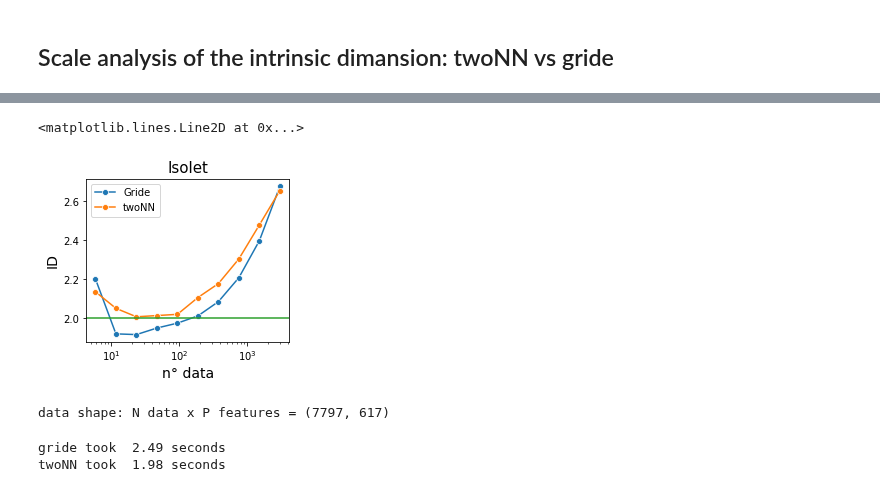
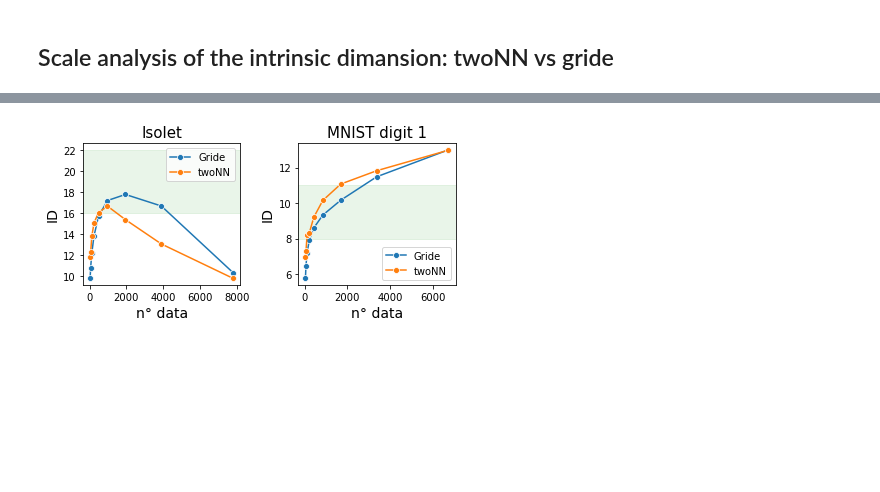
Before and after one commit to sissa-data-science/DADApy, a Jupyter notebook: examples/notebook_on_intrinsic_dimension.ipynb, the cells around one changed output, grey strips where cells are left out. Drawn from its saved outputs; the diff is of its cells as text; code cells hidden in the pictures; blank space fills up the shorter version.

Commit message:
added data retrieval from figshare

```diff
--- a/examples/notebook_on_intrinsic_dimension.ipynb
+++ b/examples/notebook_on_intrinsic_dimension.ipynb
@@ -59,24 +90,35 @@ delay_twoNN = time.time()-start
 # %%
-fig = plt.figure(figsize = (8, 3))
+import matplotlib.pyplot as plt
+import seaborn as sns
+from matplotlib.gridspec import GridSpec
+
+fig = plt.figure(figsize = (6, 3))
 gs = GridSpec(1,2)
+
 ax = fig.add_subplot(gs[0])
-
-x = X.shape[0]/np.array([2**i for i in range(len(ids_scaling_gride))])
-sns.lineplot(ax = ax, x=x, y = ids_scaling_gride, label = 'Gride', marker = 'o')
-sns.lineplot(ax = ax, x=x, y = ids_scaling_twoNN, label = 'twoNN', marker = 'o')
+xrange = min(len(ids_isolet_gride), len(ids_isolet_twoNN))
+x = isolet_data.shape[0]/np.array([2**i for i in range(xrange)])
+sns.lineplot(ax = ax, x=x, y = ids_isolet_gride[:xrange], label = 'Gride', marker = 'o')
+sns.lineplot(ax = ax, x=x, y = ids_isolet_twoNN[:xrange], label = 'twoNN', marker = 'o')
 ax.legend(fontsize = 10)
-ax.set_xscale('log')
+#ax.set_xscale('log')
 ax.set_title('Isolet', fontsize = 15)
 ax.set_ylabel('ID', fontsize = 14)
 ax.set_xlabel('n° data', fontsize = 14)
-ax.axhline(2, color = 'C2', alpha = 1)
+ax.axhspan(16, 22, color = 'C2', alpha = 0.1)
+
+ax = fig.add_subplot(gs[1])
+xrange = min(len(ids_mnist_gride), len(ids_mnist_twoNN))
+x = mnist_data.shape[0]/np.array([2**i for i in range(xrange)])
+sns.lineplot(ax = ax, x=x, y = ids_mnist_gride[:xrange], label = 'Gride', marker = 'o')
+sns.lineplot(ax = ax, x=x, y = ids_mnist_twoNN[:xrange], label = 'twoNN', marker = 'o')
+ax.legend(fontsize = 10)
+#ax.set_xscale('log')
+ax.set_title('MNIST digit 1', fontsize = 15)
+ax.set_ylabel('ID', fontsize = 14)
+ax.set_xlabel('n° data', fontsize = 14)
+ax.axhspan(8, 11, color = 'C2', alpha = 0.1)
+
+gs.tight_layout(fig)
 # %% [output]
-<matplotlib.lines.Line2D at 0x...>
-[figure, old version]
+[figure, new version]
-# %%
-X = np.load('datasets/isolet_float16.npy')
-print(f'data shape: N data x P features = {X.shape}')
-_data = data.Data(coordinates=X,
-                maxk=100)
-# %% [output]
-data shape: N data x P features = (7797, 617)
@@ -91,6 +124,0 @@ delay_twoNN = time.time()-start
-# %%
-print(f'gride took {delay_gride: .2f} seconds')
-print(f'twoNN took {delay_twoNN: .2f} seconds')
-# %% [output]
-gride took  2.49 seconds
-twoNN took  1.98 seconds
```
Also changed, not shown: parts of 10 cells of this notebook, 2 other files.
